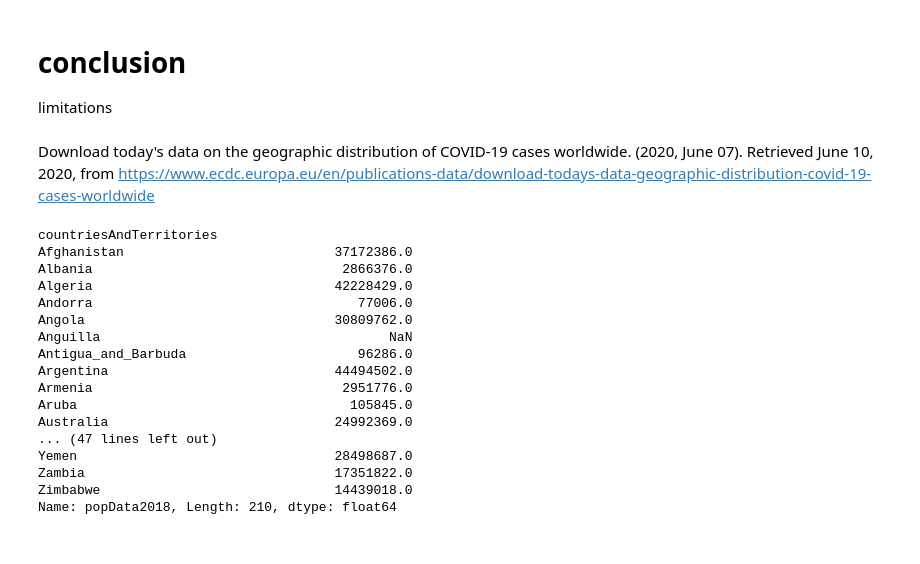
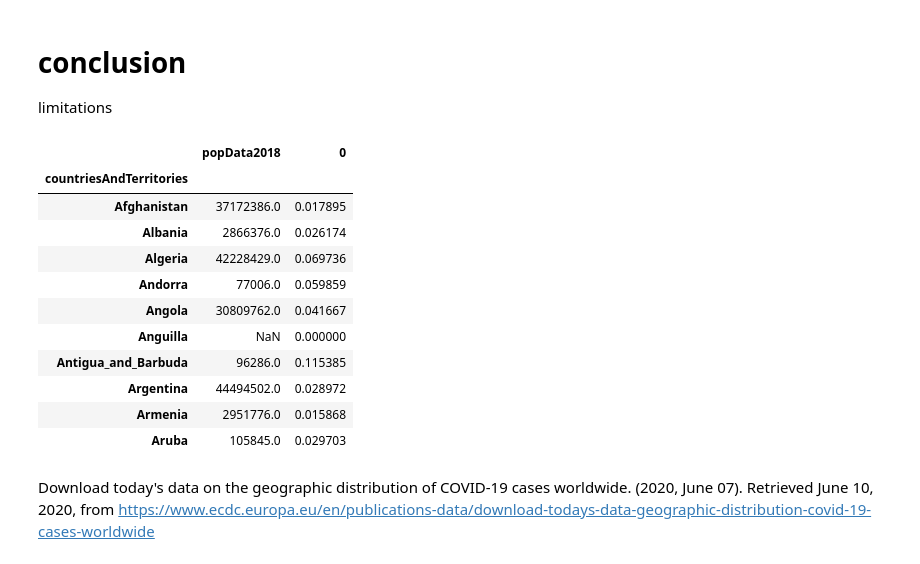
Before and after one commit to benlands/isat252, a Jupyter notebook: 252 final .ipynb, the cells around one changed output. Cells and saved outputs as stored; diff of their text form; code cells hidden in the pictures.

```diff
--- a/252 final .ipynb
+++ b/252 final .ipynb
@@ -112,25 +173,22 @@ dtype: float64
 # conclusion
 
 limitations
+# %%
+pop_rate = pandas.concat([population, death_rates], axis=1)
+
+pop_rate[:10]
+# %% [output]
+|  | popData2018 | 0 |
+| countriesAndTerritories |  |  |
+| Afghanistan | 37172386.0 | 0.017895 |
+| Albania | 2866376.0 | 0.026174 |
+| Algeria | 42228429.0 | 0.069736 |
+| Andorra | 77006.0 | 0.059859 |
+| Angola | 30809762.0 | 0.041667 |
+| Anguilla | NaN | 0.000000 |
+| Antigua_and_Barbuda | 96286.0 | 0.115385 |
+| Argentina | 44494502.0 | 0.028972 |
+| Armenia | 2951776.0 | 0.015868 |
+| Aruba | 105845.0 | 0.029703 |
 # %% [markdown]
 Download today's data on the geographic distribution of COVID-19 cases worldwide. (2020, June 07). Retrieved June 10, 2020, from https://www.ecdc.europa.eu/en/publications-data/download-todays-data-geographic-distribution-covid-19-cases-worldwide
-# %%
-population
-# %% [output]
-countriesAndTerritories
-Afghanistan                           37172386.0
-Albania                                2866376.0
-Algeria                               42228429.0
-Andorra                                  77006.0
-Angola                                30809762.0
-Anguilla                                     NaN
-Antigua_and_Barbuda                      96286.0
-Argentina                             44494502.0
-Armenia                                2951776.0
-Aruba                                   105845.0
-Australia                             24992369.0
-... (47 lines left out)
-Yemen                                 28498687.0
-Zambia                                17351822.0
-Zimbabwe                              14439018.0
-Name: popData2018, Length: 210, dtype: float64
```
Also changed, not shown: parts of 18 cells of this notebook.
